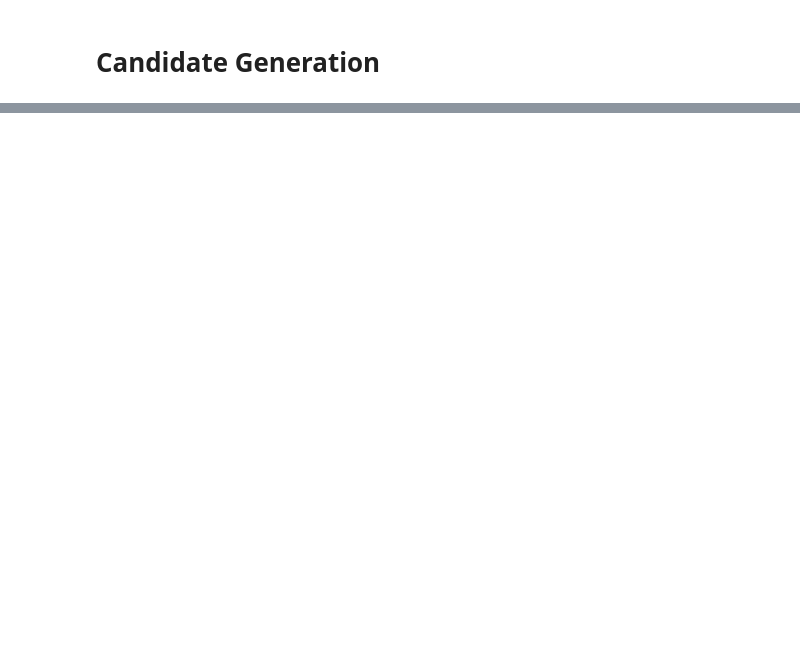
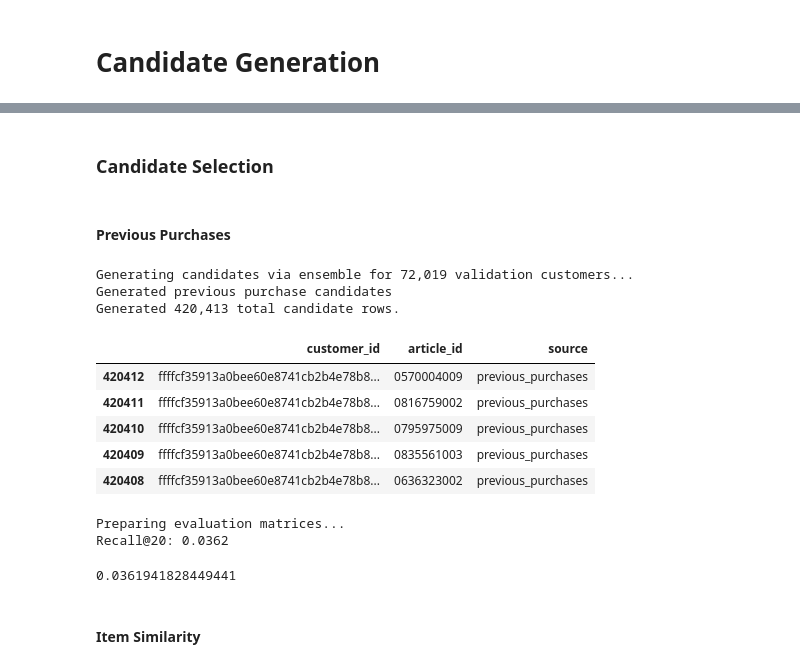
Before and after one commit to GayathriRenganathan/hm-fashion-recommendation, a Jupyter notebook: notebooks/candidate_selection.ipynb, the cells around one changed output, grey strips where cells are left out. Drawn from its saved outputs; the diff is of its cells as text; code cells hidden in the pictures; blank space fills up the shorter version.

```diff
--- a/notebooks/candidate_selection.ipynb
+++ b/notebooks/candidate_selection.ipynb
@@ -32,6 +38,6 @@ def load_from_parquet(cleaned_df_name):
 cols_needed = ['t_dat', 'customer_id', 'article_id','week']
 
 train_transactions = pd.read_parquet(
-    "../input/cleaned/train_transactions.parquet",
+    "input/cleaned/train_transactions.parquet",
     columns=cols_needed
 )
@@ -81,0 +51,6 @@ labelled_candidates.to_parquet(cleaned_df_folder + "/labelled_candidates_train.p
+# %%
+# week 2 is the latest week in the training data, so we will use it as the target week for training our model.
+# The transactions from week 2 will be used to create the labels for our training data, while the transactions from weeks 3 to 105 will be used as the historical data for generating candidates.
+train_target_week = 2
+train_target_tx = train_transactions[train_transactions['week'] == train_target_week] # week 2
+train_history_tx = train_transactions[train_transactions['week'] > train_target_week] # Weeks 3 to 105
@@ -81,0 +107,58 @@ labelled_candidates.to_parquet(cleaned_df_folder + "/labelled_candidates_train.p
+# %%
+# Load the ALS model and mappings
+
+with open(als_train_history_file_path, "rb") as f:
+    artifacts = pickle.load(f)
+
+als_recommender = create_als_recommender(
+    als_model=artifacts["model"],
+    user_map=artifacts["user_map"],
+    item_map=artifacts["item_map"],
+    reverse_item_map=artifacts["reverse_item_map"],
+    user_item_matrix=artifacts["user_item_matrix"],
+    baseline=recency_model  # Fallback for cold-start or unknown customers
+)
+evaluate_all(als_recommender, train_target_tx)
+# %% [markdown]
+### Candidate Selection
+# %% [markdown]
+#### Previous Purchases
+# %%
+train_target_customers = train_target_tx['customer_id'].unique()
+
+generators_config = {
+    "previous_purchases": (PreviousPurchases, {"lookback_weeks": 12, "k": 20}),
+}
+
+# Initialize the Ensemble
+ensemble = CandidateGeneratorEnsemble(
+    transactions=train_history_tx, articles=articles, generators=generators_config
+)
+
+# Generate candidates for validation customers
+print(
+    f"Generating candidates via ensemble for {len(train_target_customers):,} validation"
+    " customers..."
+)
+prev_recs_df = ensemble.generate(users=train_target_customers)
+
+print(f"Generated {len(prev_recs_df):,} total candidate rows.")
+prev_recs_df.head()
+# %% [output]
+Generating candidates via ensemble for 72,019 validation customers...
+Generated previous purchase candidates
+Generated 420,413 total candidate rows.
+|  | customer_id | article_id | source |
+| 420412 | ffffcf35913a0bee60e8741cb2b4e78b8... | 0570004009 | previous_purchases |
+| 420411 | ffffcf35913a0bee60e8741cb2b4e78b8... | 0816759002 | previous_purchases |
+| 420410 | ffffcf35913a0bee60e8741cb2b4e78b8... | 0795975009 | previous_purchases |
+| 420409 | ffffcf35913a0bee60e8741cb2b4e78b8... | 0835561003 | previous_purchases |
+| 420408 | ffffcf35913a0bee60e8741cb2b4e78b8... | 0636323002 | previous_purchases |
+# %%
+evaluate_candidates(prev_recs_df, train_target_tx, k=20)
+# %% [output]
+Preparing evaluation matrices...
+Recall@20: 0.0362
+0.0361941828449441
+# %% [markdown]
+#### Item Similarity
```
Also changed, not shown: parts of 25 cells of this notebook, 10 other files.
